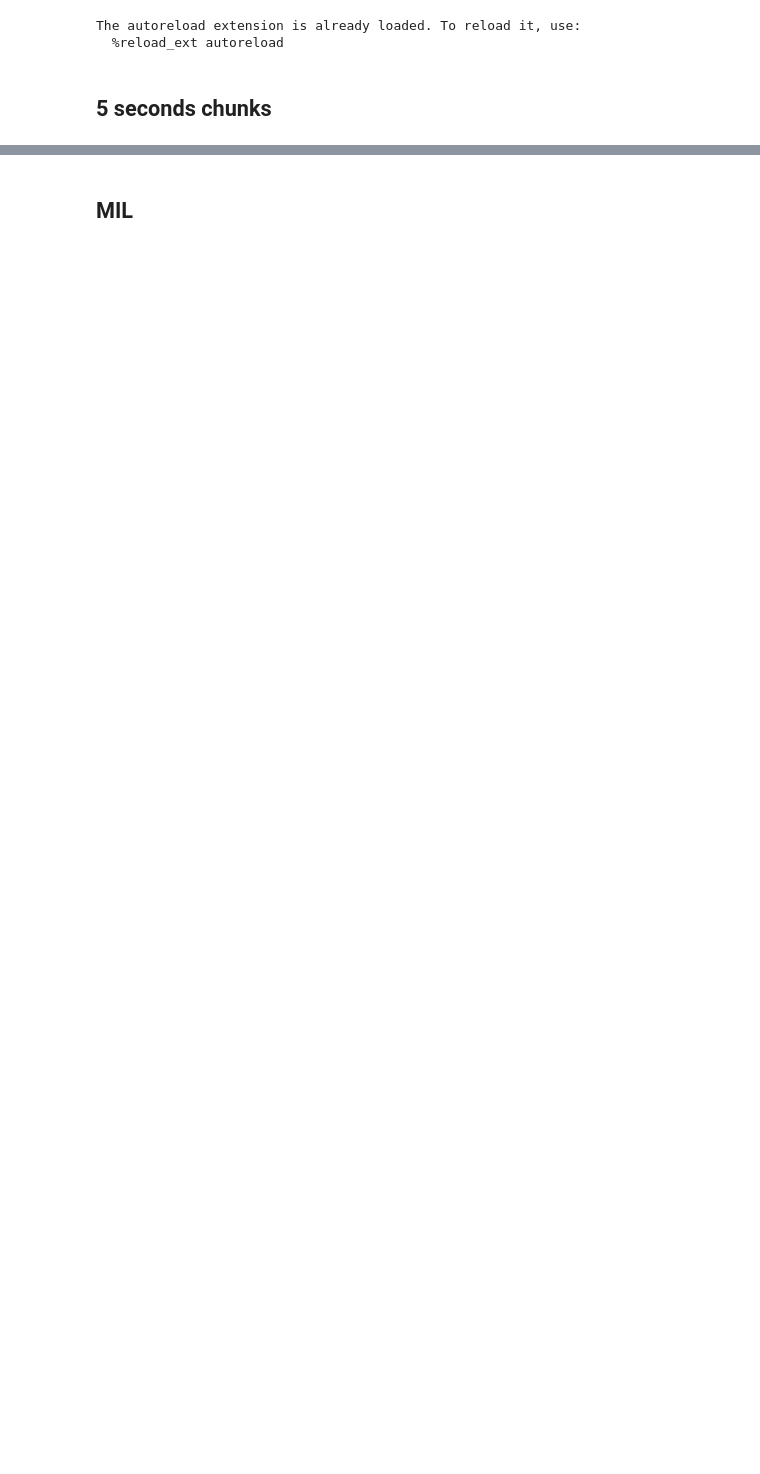
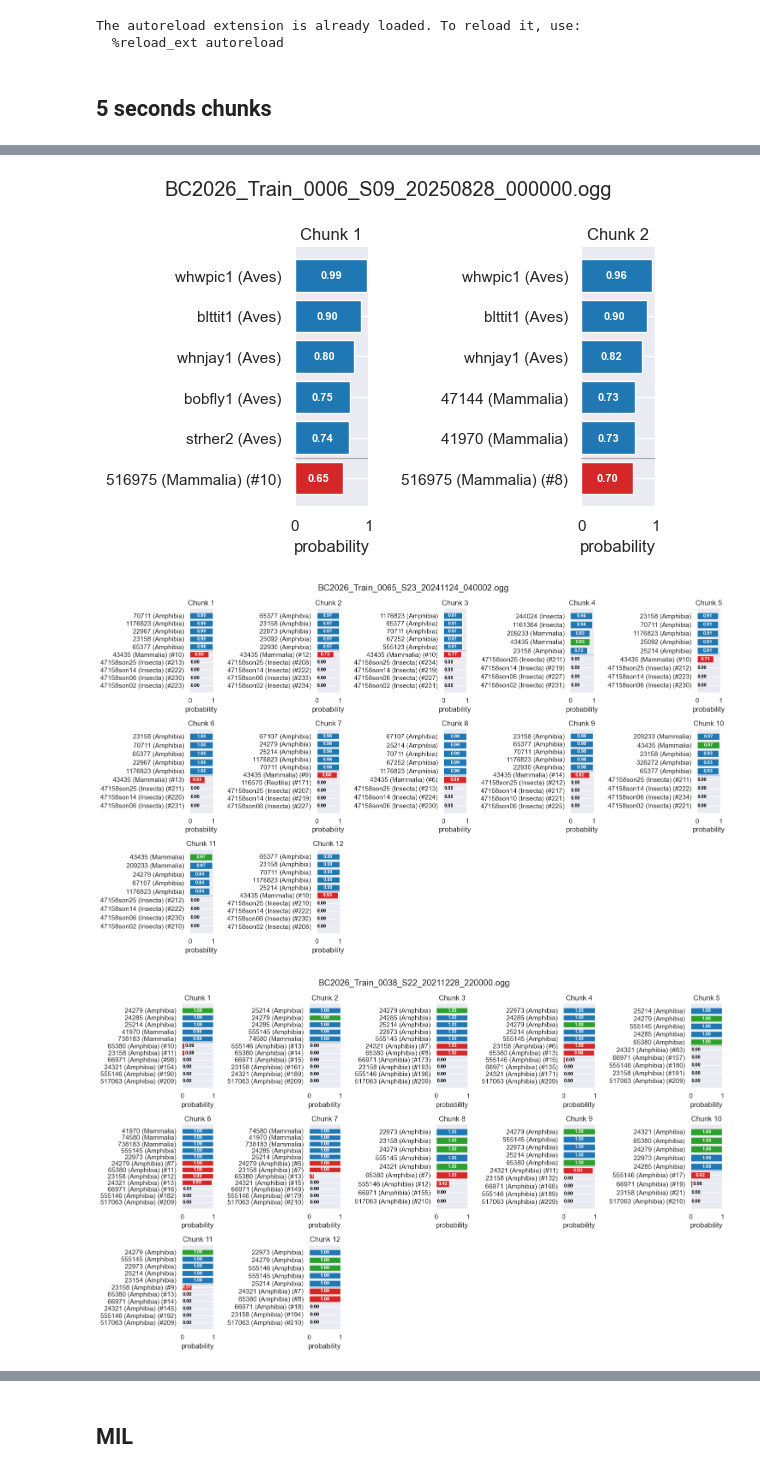
Before and after one commit to glouno/birdclef_2026_ML, a Jupyter notebook: notebooks/04_02_evaluation_soundscapes.ipynb, the cells around one changed output, grey strips where cells are left out. Cells and saved outputs as stored; diff of their text form; code cells hidden in the pictures; blank space fills up the shorter version.

```diff
--- a/notebooks/04_02_evaluation_soundscapes.ipynb
+++ b/notebooks/04_02_evaluation_soundscapes.ipynb
@@ -24,4 +27,10 @@ init_notebook()
 # %% [output]
 The autoreload extension is already loaded. To reload it, use:
   %reload_ext autoreload
+# %%
+filenames_subset = [
+    "BC2026_Train_0006_S09_20250828_000000.ogg",
+    "BC2026_Train_0065_S23_20241124_040002.ogg",
+    "BC2026_Train_0038_S22_20211228_220000.ogg",
+]
 # %%
@@ -39,6 +150,14 @@ le_class_name = joblib.load(paths.label_encoders_dir / "class_name.joblib")
 le_primary_label = joblib.load(paths.label_encoders_dir / "primary_label.joblib")
 
 primary_to_class = le_class_name.inverse_transform(np.load(paths.primary_to_class / "primary_to_class.npy"))
+
+taxonomy = pd.read_csv(paths.taxonomy)
+taxonomy_map = taxonomy.set_index("primary_label")["common_name"]
+idx = le_primary_label.transform(taxonomy_map.index)
+values = taxonomy_map.values
+taxonomy_map = values[np.argsort(idx)]
+
+labels = [f"{pl} ({cn})" for pl, cn in zip(le_primary_label.classes_, primary_to_class)]
 # %% [markdown]
 ## 5 seconds chunks
 # %%
@@ -66,0 +192,16 @@ LRAP:                          0.1014
+# %%
+for f in filenames_subset:
+    i = int(re.search(r"BC2026_Train_(\d{3,4})_", f).group(1))
+    fig = plot_soundscape_chunk_topk(
+        dataset,
+        true_primary_label,
+        raw_soft_proba,
+        f,
+        5,
+        labels
+    )
+    fig.savefig(f"plots/evaluation/ss_raw_chunks_{i}.pdf", bbox_inches="tight")
+# %% [output]
+[figure, added]
+[figure, added]
+[figure, added]
```
Also changed, not shown: parts of 13 cells of this notebook, 6 other files.
